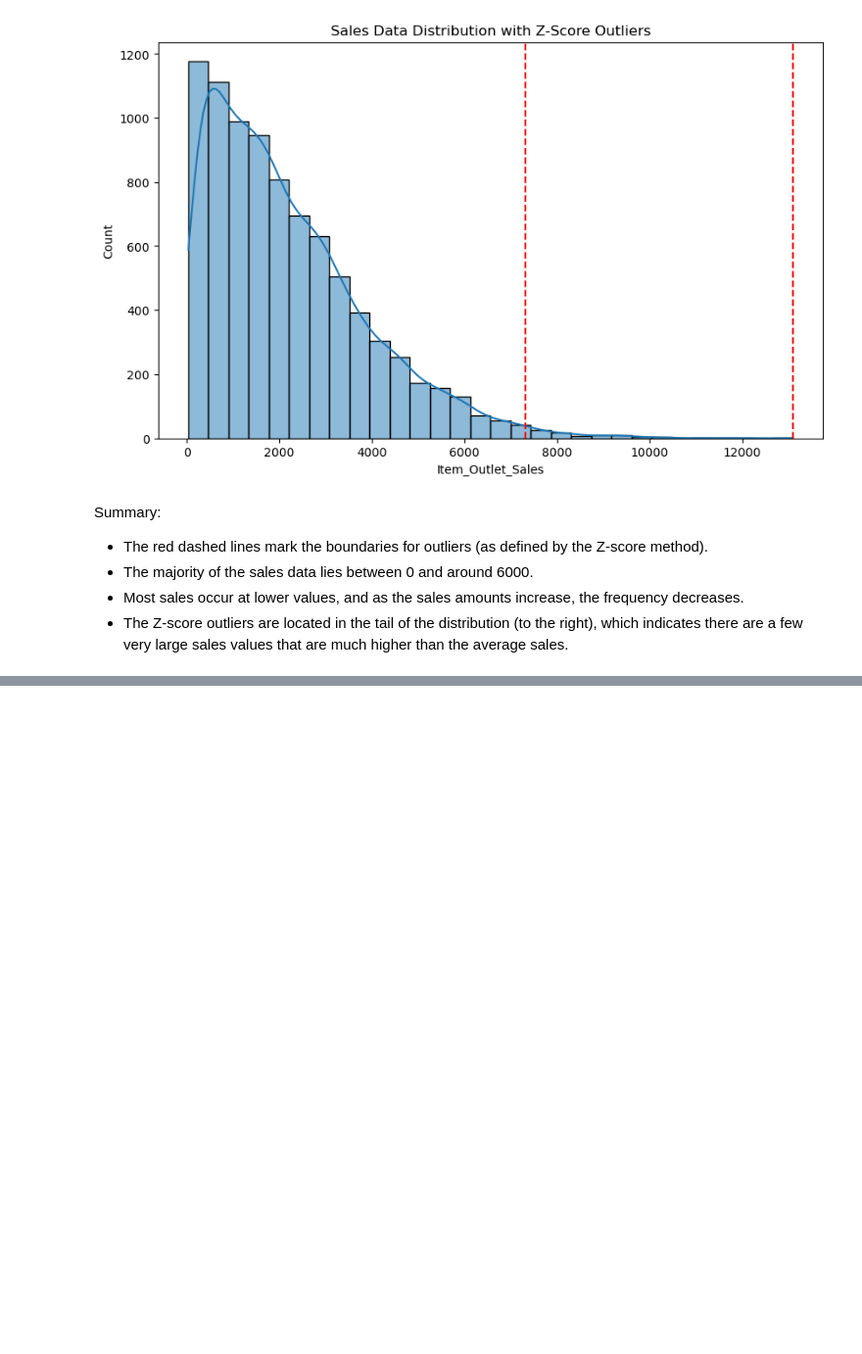
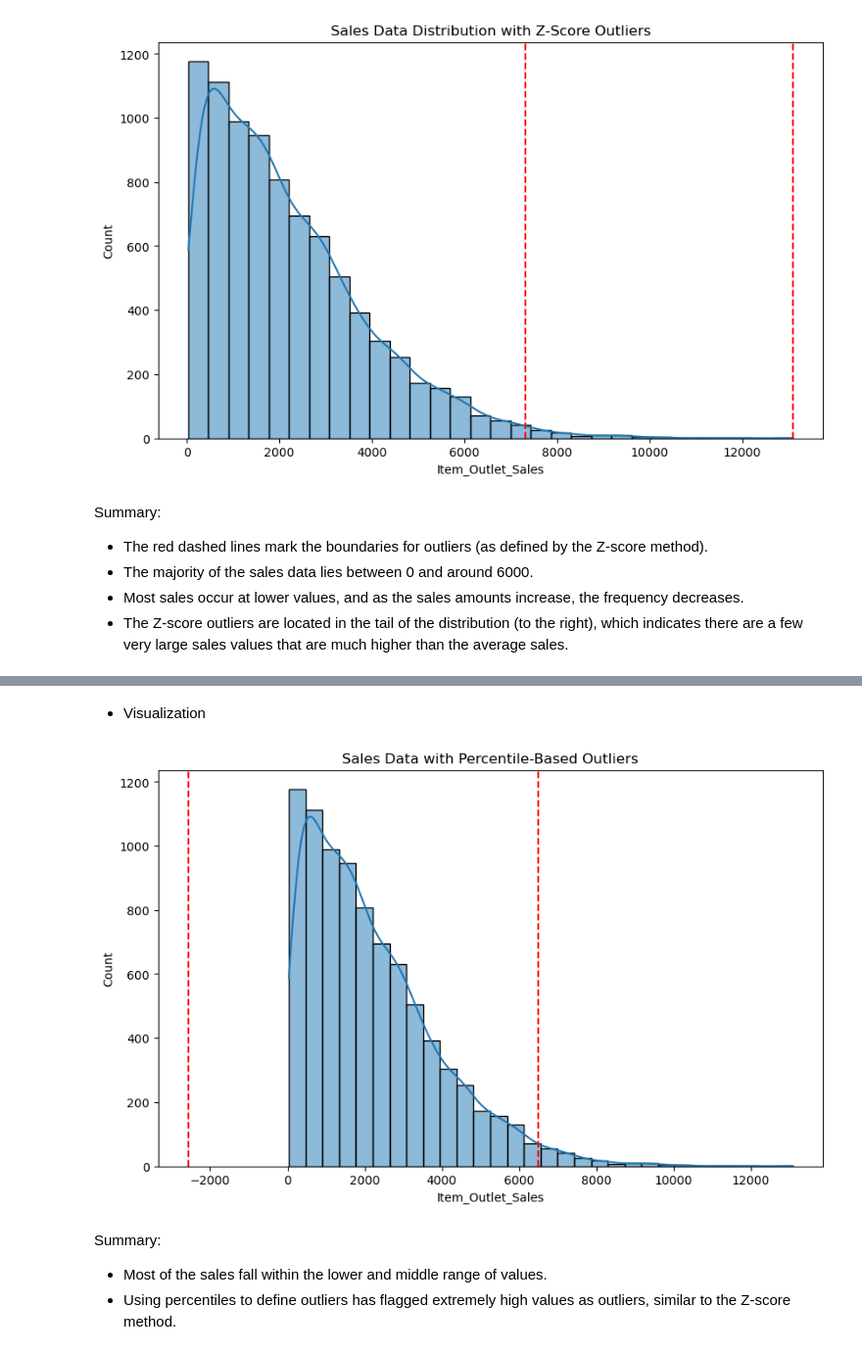
Before and after one commit to sumanshaw9/outliers-detection, a Jupyter notebook: outlier-detection.ipynb, the cells around one changed output, grey strips where cells are left out. Shown: that part at 98% size. Cells and saved outputs as stored; diff of their text form; code cells hidden in the pictures; blank space fills up the shorter version.

Commit message:
adding more techniques for detection of outliers and sales trend analysis

```diff
--- a/outlier-detection.ipynb
+++ b/outlier-detection.ipynb
@@ -201,0 +217,16 @@ Summary:
+# %% [markdown]
+- Visualization
+# %%
+plt.figure(figsize=(10,6))
+sns.histplot(data['Item_Outlet_Sales'], kde=True, bins=30)
+plt.title('Sales Data with Percentile-Based Outliers')
+plt.axvline(lower_bound, color='red', linestyle='--')
+plt.axvline(upper_bound, color='red', linestyle='--')
+plt.savefig('image/percentile.png')
+plt.show()
+# %% [output]
+[figure, added]
+# %% [markdown]
+Summary:
+- Most of the sales fall within the lower and middle range of values.
+- Using percentiles to define outliers has flagged extremely high values as outliers, similar to     the Z-score method.
```
Also changed, not shown: parts of 12 cells of this notebook, 3 other files.
